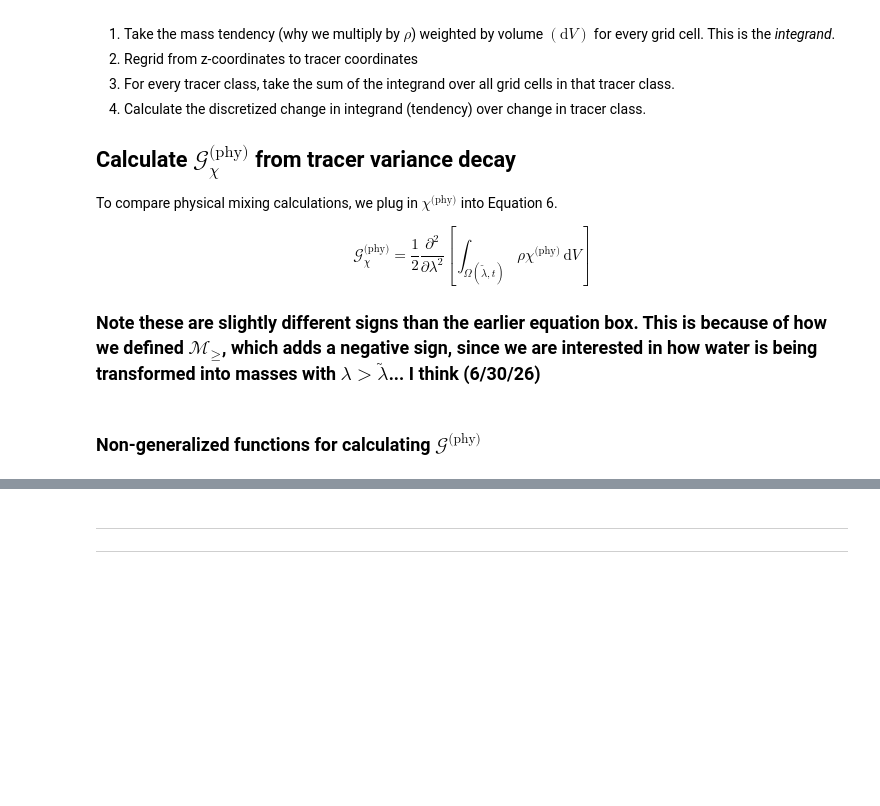
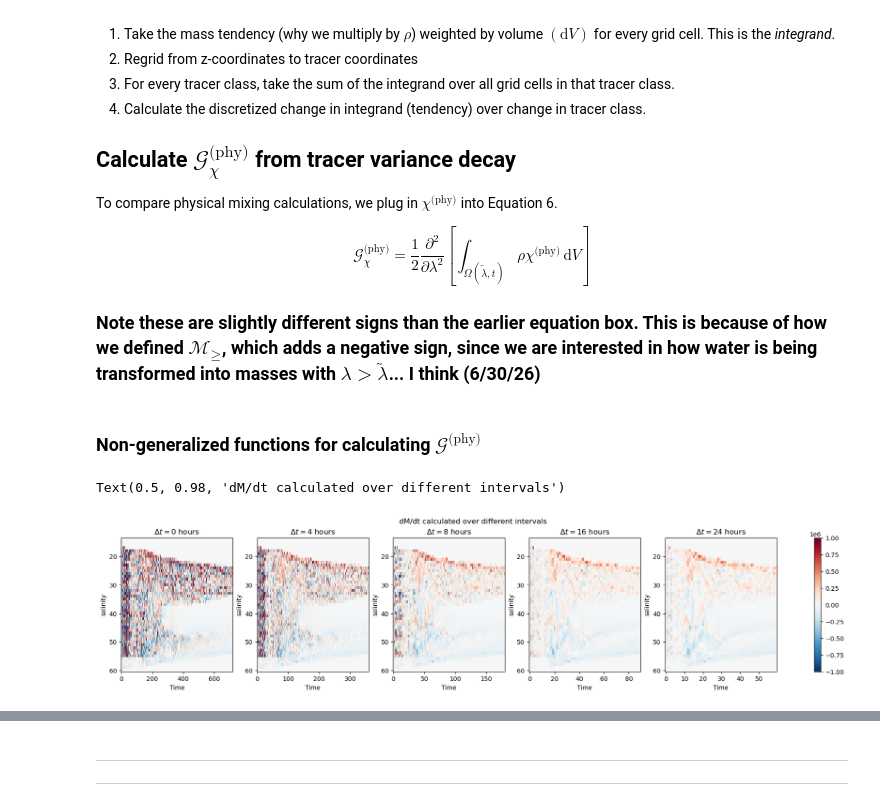
Before and after one commit to kailauyeda/WMT_DVD, a Jupyter notebook: bichan/analysis/preliminary_analysis.ipynb, the cells around one changed output, grey strips where cells are left out. Saved outputs shown, nothing was run; the diff lists cells and outputs as text; code cells hidden in the pictures; blank space fills up the shorter version.

```diff
--- a/bichan/analysis/preliminary_analysis.ipynb
+++ b/bichan/analysis/preliminary_analysis.ipynb
@@ -172,6 +161,0 @@ fig.colorbar(b, ax=ax)
-# %%
-fig, ax = plt.subplots(nrows=1,ncols=5)
-for i in range(0,5):
-    b=mosaic.polypcolor(ax[i],descriptor, ss_ds_output.salinity.isel(Time=0, nVertLevels=10*i),cmap='cmo.haline', vmin=10, vmax=50)
-    ax[i].set_yticks([])
-fig.colorbar(b, ax=ax)
@@ -181,6 +161,0 @@ fig.colorbar(b, ax=ax)
-# %%
-fig, ax = plt.subplots(nrows=1,ncols=5)
-for i in range(0,5):
-    b=mosaic.polypcolor(ax[i],descriptor, ss_ds_output.temperature.isel(Time=0, nVertLevels=10*i),cmap='cmo.thermal', vmin=21, vmax=26)
-    ax[i].set_yticks([])
-fig.colorbar(b, ax=ax)
@@ -609,3 +578,34 @@ def calculate_dt(avg_ds_output):
 
     dt = (t1 - t0).total_seconds()
     return dt
+# %%
+# check for convergence of dM/dt with increasing time-averging intervals
+ss_ds_output_4hrs = ss_ds_output.isel(Time=slice(None,None,2))
+mass_4hrs, mass_transform_4hrs, dM_dt_4hrs = calculate_dM_dt(mesh, avg_ds_output, ss_ds_output_4hrs, target_coord_spacing)
+
+ss_ds_output_8hrs = ss_ds_output.isel(Time=slice(None,None,4))
+mass_8hrs, mass_transform_8hrs, dM_dt_8hrs = calculate_dM_dt(mesh, avg_ds_output, ss_ds_output_8hrs, target_coord_spacing)
+
+ss_ds_output_16hrs = ss_ds_output.isel(Time=slice(None,None,8))
+mass_16hrs, mass_transform_16hrs, dM_dt_16hrs = calculate_dM_dt(mesh, avg_ds_output, ss_ds_output_16hrs, target_coord_spacing)
+
+ss_ds_output_24hrs = ss_ds_output.isel(Time=slice(None,None,12))
+mass_24hrs, mass_transform_24hrs, dM_dt_24hrs = calculate_dM_dt(mesh, avg_ds_output, ss_ds_output_24hrs, target_coord_spacing)
+# %%
+fig, ax = plt.subplots(nrows=1, ncols=5,constrained_layout=True, figsize = (17,4))
+dM_dt.dM_dt.mean(dim='nCells').plot(ax=ax[0], y='salinity', vmin=-1e6, vmax=1e6, add_colorbar=False, cmap = 'RdBu_r')
+dM_dt_4hrs.dM_dt.mean(dim='nCells').plot(ax=ax[1], y='salinity', vmin=-1e6, vmax=1e6, add_colorbar=False, cmap = 'RdBu_r')
+dM_dt_8hrs.dM_dt.mean(dim='nCells').plot(ax=ax[2], y='salinity', vmin=-1e6, vmax=1e6, add_colorbar=False, cmap = 'RdBu_r')
+dM_dt_16hrs.dM_dt.mean(dim='nCells').plot(ax=ax[3], y='salinity', vmin=-1e6, vmax=1e6, add_colorbar=False, cmap = 'RdBu_r')
+c =dM_dt_24hrs.dM_dt.mean(dim='nCells').plot(ax=ax[4], y='salinity', vmin=-1e6, vmax=1e6, add_colorbar=False, cmap = 'RdBu_r')
+
+avg_interval = [0, 4, 8, 16, 24]
+for i in range(0,5):
+    ax[i].invert_yaxis()
+    ax[i].set_title(r'$\Delta t=$'+ str(avg_interval[i]) + ' hours')
+
+fig.colorbar(c, ax=ax)
+fig.suptitle('dM/dt calculated over different intervals')
+# %% [output]
+Text(0.5, 0.98, 'dM/dt calculated over different intervals')
+[figure, added]
```
Also changed, not shown: parts of 22 cells of this notebook.
